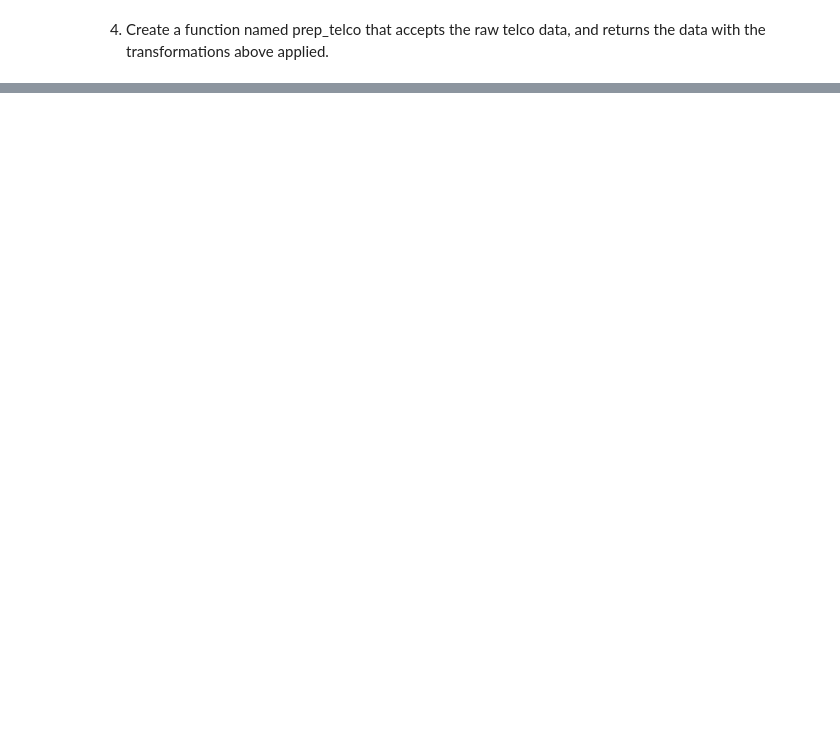
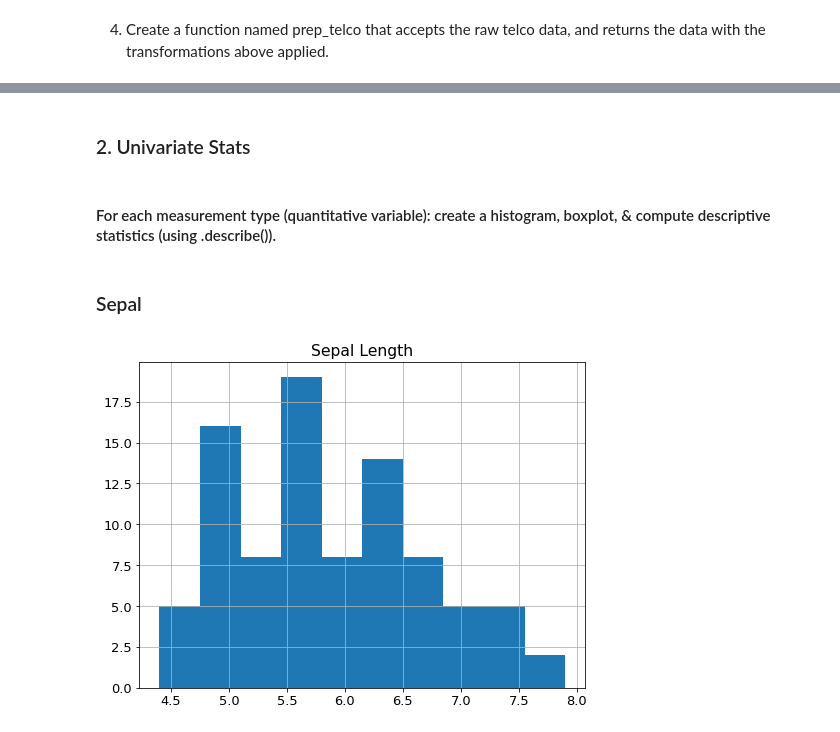
Before and after one commit to patrickamwayi/classification-exercises, a Jupyter notebook: classification-exercises.ipynb, the cells around one changed output, grey strips where cells are left out. Cells and saved outputs as stored; diff of their text form; code cells hidden in the pictures; blank space fills up the shorter version.

```diff
--- a/classification-exercises.ipynb
+++ b/classification-exercises.ipynb
@@ -896,0 +894,3 @@ test df: (1409, 24)
+# %%
+# acquire iris data
+df = acquire.get_iris_data()
@@ -896,0 +907,2 @@ test df: (1409, 24)
+# %%
+df = prepare.prep_iris(df)
@@ -896,0 +918,2 @@ test df: (1409, 24)
+# %%
+train, validate, test = prepare.my_train_test_split(df, target = 'species')
@@ -896,0 +967,12 @@ test df: (1409, 24)
+# %% [markdown]
+### 2. Univariate Stats
+# %% [markdown]
+#### For each measurement type (quantitative variable): create a histogram, boxplot, & compute descriptive statistics (using .describe()).
+# %% [markdown]
+### Sepal
+# %%
+train.sepal_length.hist()
+plt.title('Sepal Length')
+plt.show()
+# %% [output]
+[figure, added]
```
Also changed, not shown: parts of 51 cells of this notebook.
